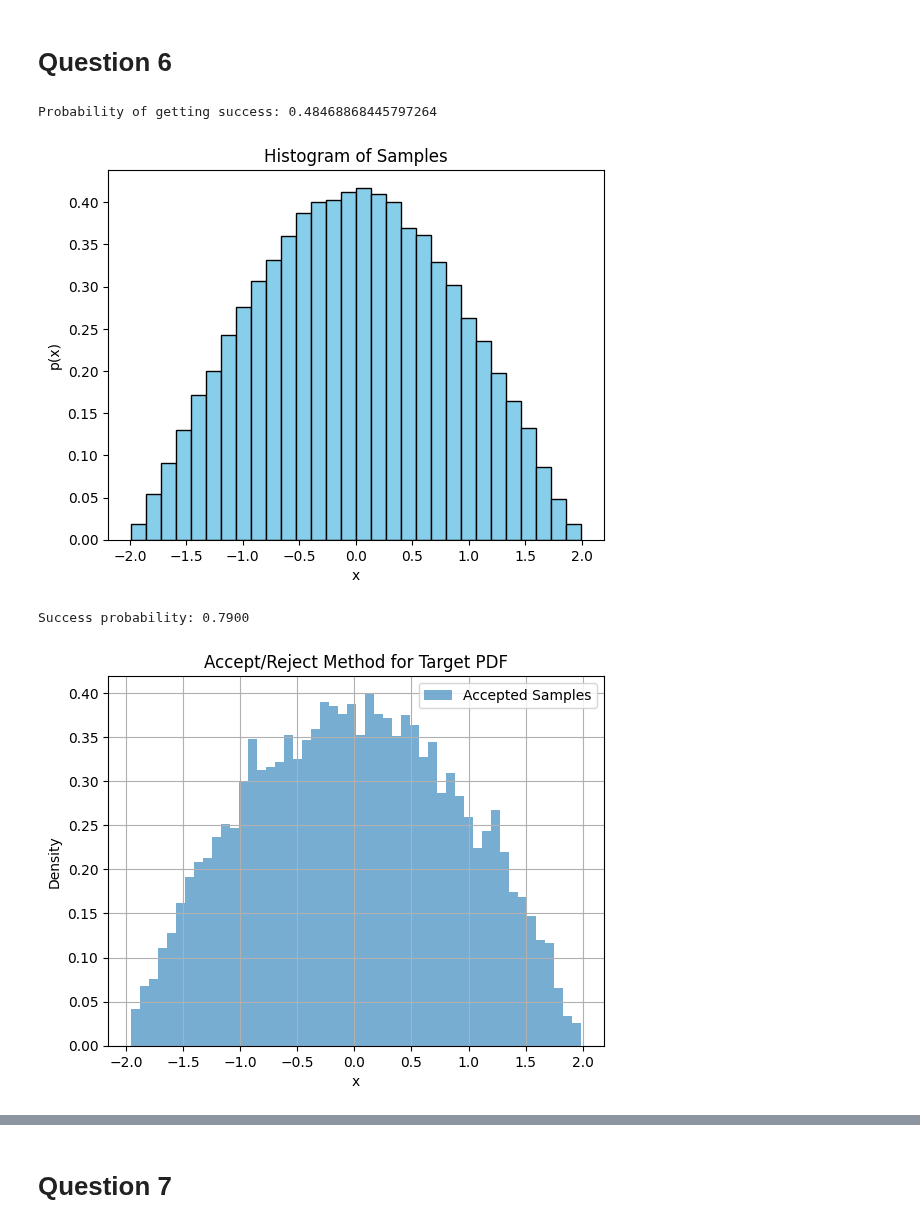
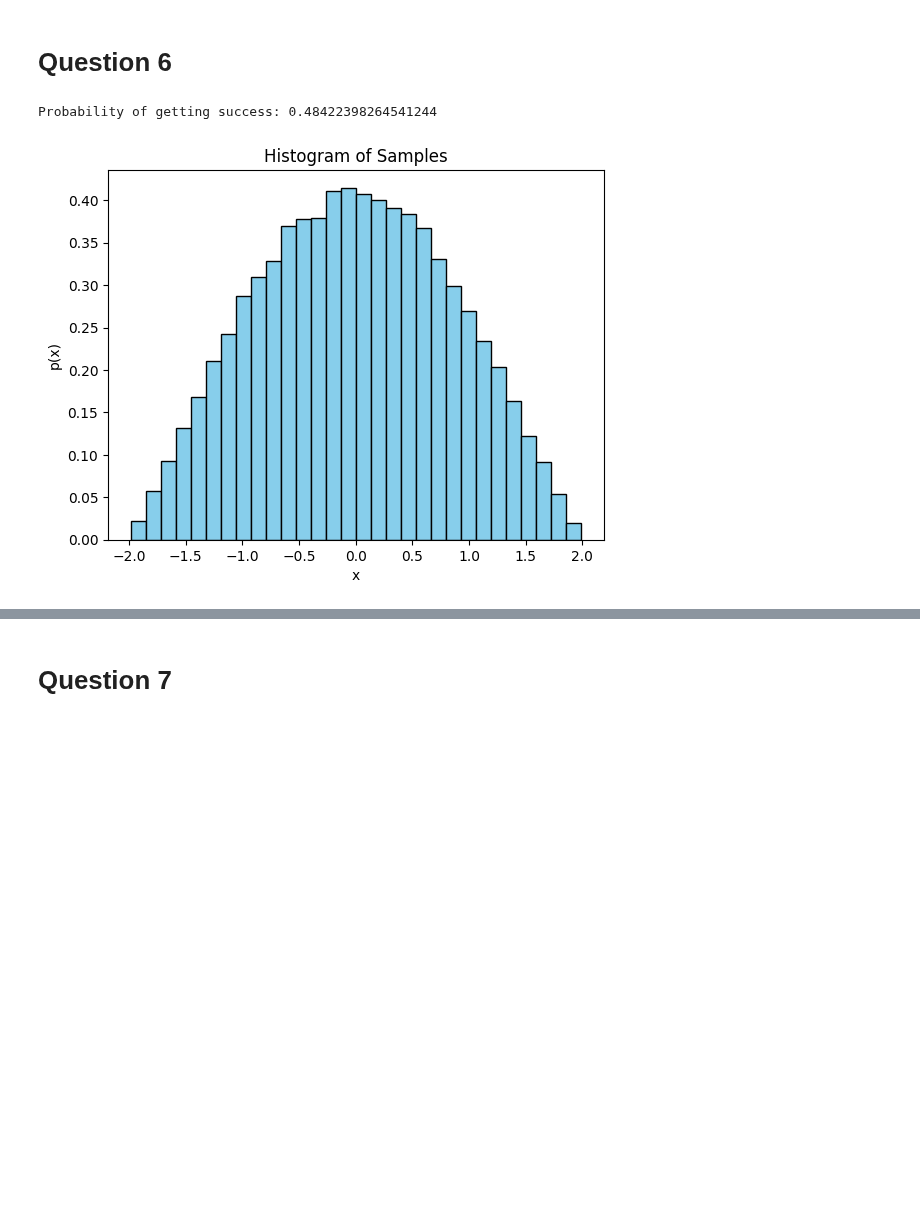
Before and after one commit to chandan-kumarsahu/P452-Computational-Physics, a Jupyter notebook: Endsem/Endsem.ipynb, the cells around one changed output, grey strips where cells are left out. Drawn from its saved outputs; the diff is of its cells as text; code cells hidden in the pictures; blank space fills up the shorter version.

```diff
--- a/Endsem/Endsem.ipynb
+++ b/Endsem/Endsem.ipynb
@@ -465,86 +214,32 @@ Computed eigenvector 2: [-0.5  0.5  0.  -0.5  0.5]
 a = 2
 N = 100000
 
 # Target distribution
 def p(x):
 	return 0.5 * (a**2 - x**2) if abs(x) < a else 0
 
 # Generate samples
 samples = []
 num_rejected = 0
 while len(samples) < N:
 	# sample from Gaussian distribution
 	x = np.random.normal(0, a)
 	# uniform random number
 	u = np.random.uniform(0, 0.5 * a**2)
 	if u < p(x):
 		samples.append(x)
 	else:
 		num_rejected += 1
 
 # Print success probability
 print(f"Probability of getting success: {N / (N + num_rejected)}")
 
 # Plot histogram of samples
 plt.hist(samples, bins=30, density=True, color='skyblue', edgecolor='black')
 plt.xlabel('x')
 plt.ylabel('p(x)')
 plt.title('Histogram of Samples')
 plt.show()
-
-#########################################################
-
-import numpy as np
-import matplotlib.pyplot as plt
-
-# Define the target pdf p(x) = 0.5(a^2 - x^2) for |x| < a, where a = 2
-def target_pdf(x):
-    a = 2
-    if abs(x) < a:
-        return 0.5 * (a**2 - x**2)
-    else:
-        return 0
-
-# Define the Gaussian proposal distribution g(x)
-def proposal_pdf(x, mu, sigma):
-    return np.exp(-(x - mu)**2 / (2 * sigma**2)) / (sigma * np.sqrt(2 * np.pi))
-
-# Parameters for the proposal distribution
-mu = 0  # Mean
-sigma = 1  # Standard deviation
-
-# Number of samples to generate
-num_samples = 10000
-
-# Generate samples using the proposal distribution
-samples = np.random.normal(mu, sigma, num_samples)
-
-# Calculate the acceptance ratio p(x) / (C * g(x))
-C = max(target_pdf(x) / proposal_pdf(x, mu, sigma) for x in samples)
-
-# Generate uniform random numbers
-uniform_samples = np.random.uniform(0, 1, num_samples)
-
-# Accept or reject samples based on the acceptance ratio
-accepted_samples = [x for x, u in zip(samples, uniform_samples) if u < target_pdf(x) / (C * proposal_pdf(x, mu, sigma))]
-
-# Calculate success probability
-success_probability = len(accepted_samples) / num_samples
-
-print(f"Success probability: {success_probability:.4f}")
-
-# Plot the accepted samples
-plt.hist(accepted_samples, bins=50, density=True, alpha=0.6, label="Accepted Samples")
-x_vals = np.linspace(-2, 2, 1000)
-# plt.plot(x_vals, [target_pdf(x)/4 for x in x_vals], color="red", label="Target PDF")
-plt.xlabel("x")
-plt.ylabel("Density")
-plt.title("Accept/Reject Method for Target PDF")
-plt.legend()
-plt.grid()
-plt.show()
 # %% [output]
-Probability of getting success: 0.48468868445797264
+Probability of getting success: 0.48422398264541244
-[figure, old version]
+[figure, new version]
-Success probability: 0.7900
-[figure, removed]
```
Also changed, not shown: parts of 11 cells of this notebook.
